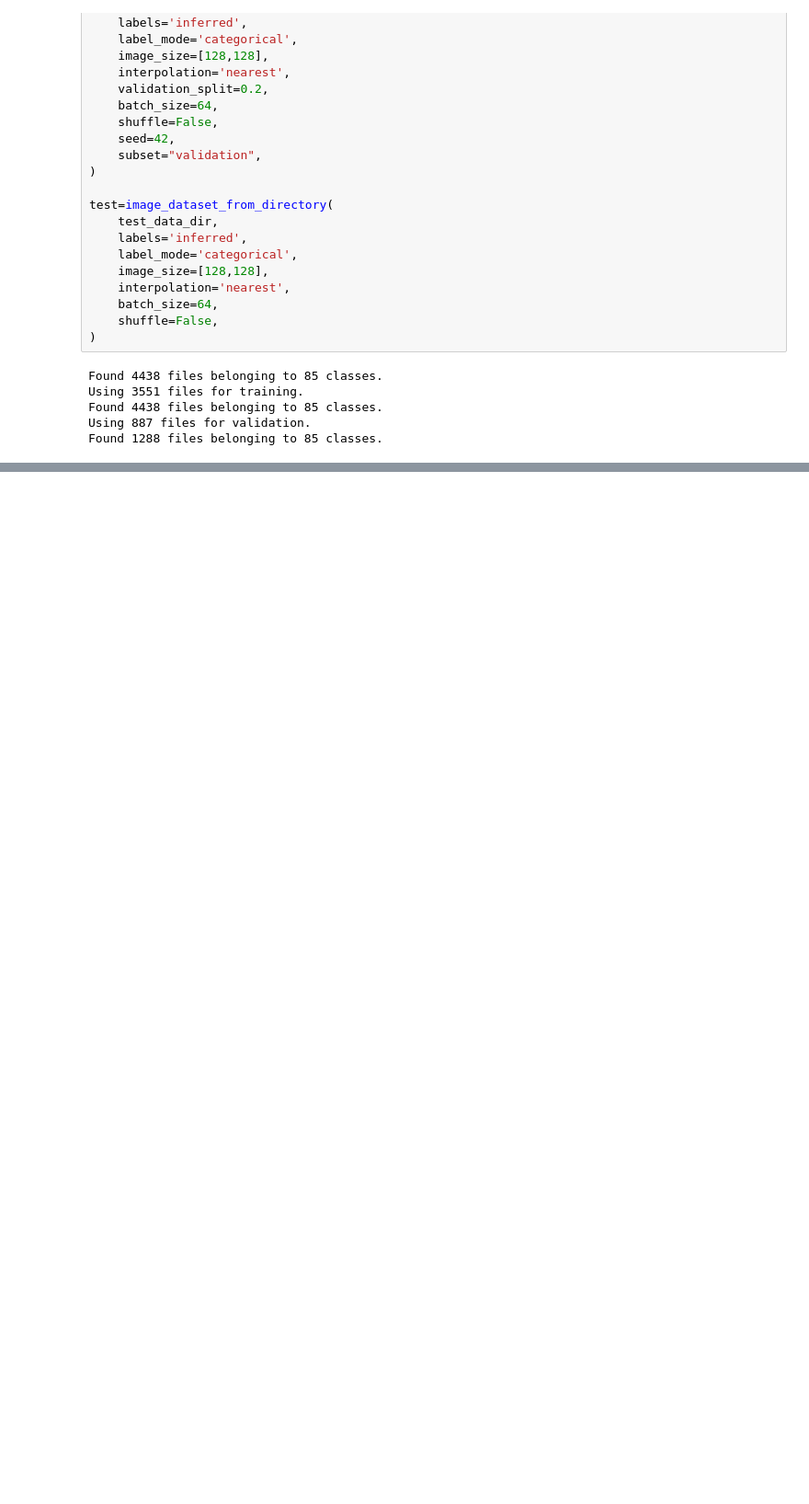
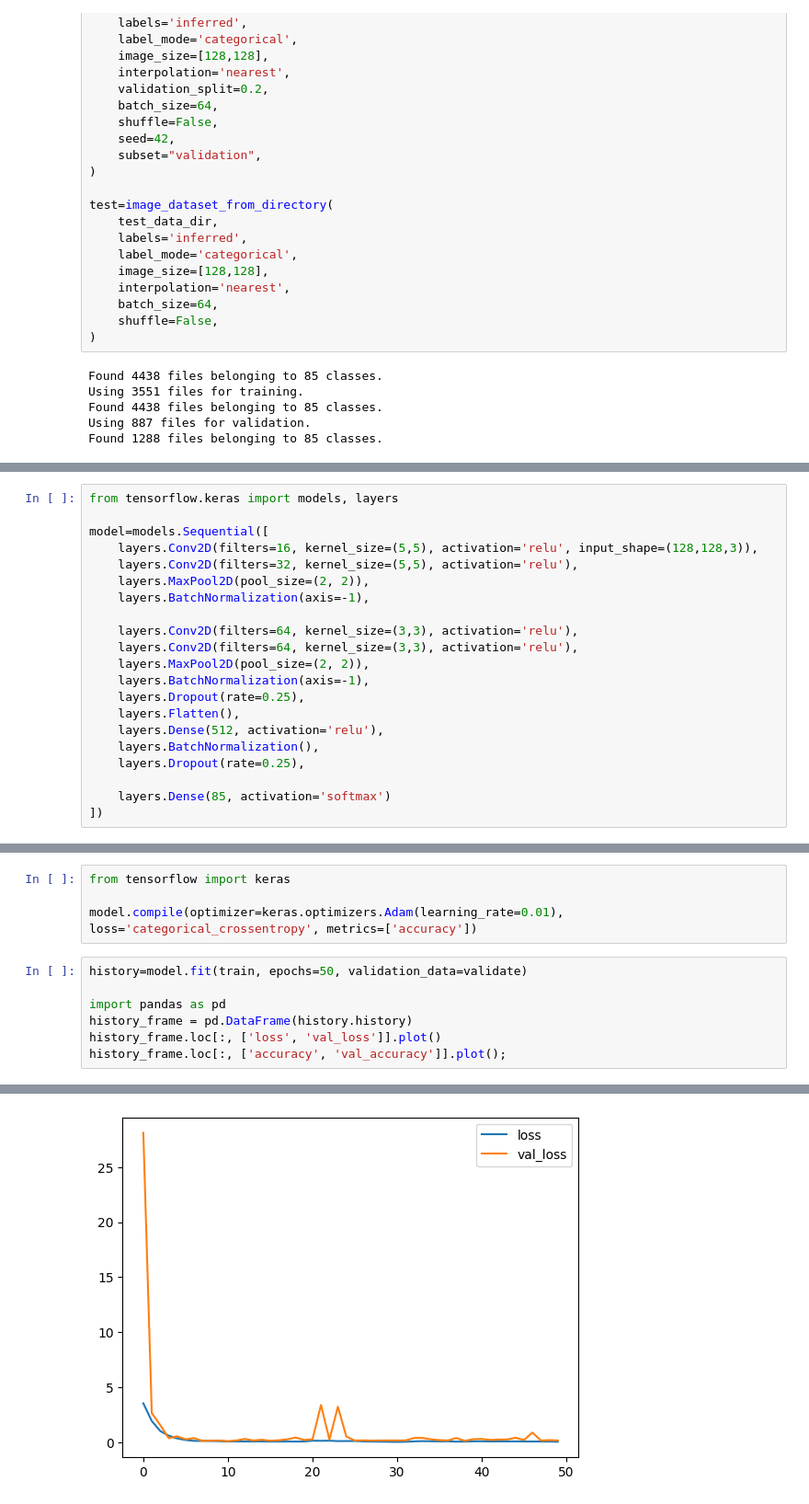
Before and after one commit to NishthaJethani/traffic-sign-detection-recognition, a Jupyter notebook: traffic_sign_detection_recognition.ipynb, the cells around one changed output, grey strips where cells are left out. Shown: that part at 92% size. Cells and saved outputs as stored; diff of their text form; blank space fills up the shorter version.

Commit message:
trained and tested on the same model, testing accuracy at 81.9%

```diff
--- a/traffic_sign_detection_recognition.ipynb
+++ b/traffic_sign_detection_recognition.ipynb
@@ -109,0 +107,21 @@ signs
+# %%
+from tensorflow.keras import models, layers
+
+model=models.Sequential([
+    layers.Conv2D(filters=16, kernel_size=(5,5), activation='relu', input_shape=(128,128,3)),
+    layers.Conv2D(filters=32, kernel_size=(5,5), activation='relu'),
+    layers.MaxPool2D(pool_size=(2, 2)),
+    layers.BatchNormalization(axis=-1),
+
+    layers.Conv2D(filters=64, kernel_size=(3,3), activation='relu'),
+    layers.Conv2D(filters=64, kernel_size=(3,3), activation='relu'),
+    layers.MaxPool2D(pool_size=(2, 2)),
+    layers.BatchNormalization(axis=-1),
+    layers.Dropout(rate=0.25),
+    layers.Flatten(),
+    layers.Dense(512, activation='relu'),
+    layers.BatchNormalization(),
+    layers.Dropout(rate=0.25),
+
+    layers.Dense(85, activation='softmax')
+])
@@ -109,0 +148,12 @@ signs
+# %%
+from tensorflow import keras
+
+model.compile(optimizer=keras.optimizers.Adam(learning_rate=0.01), loss='categorical_crossentropy', metrics=['accuracy'])
+# %%
+history=model.fit(train, epochs=50, validation_data=validate)
+
+import pandas as pd
+history_frame = pd.DataFrame(history.history)
+history_frame.loc[:, ['loss', 'val_loss']].plot()
+history_frame.loc[:, ['accuracy', 'val_accuracy']].plot();
+# %% [output]
@@ -109,0 +177 @@ signs
+[figure, added]
```
Also changed, not shown: parts of 6 cells of this notebook.
